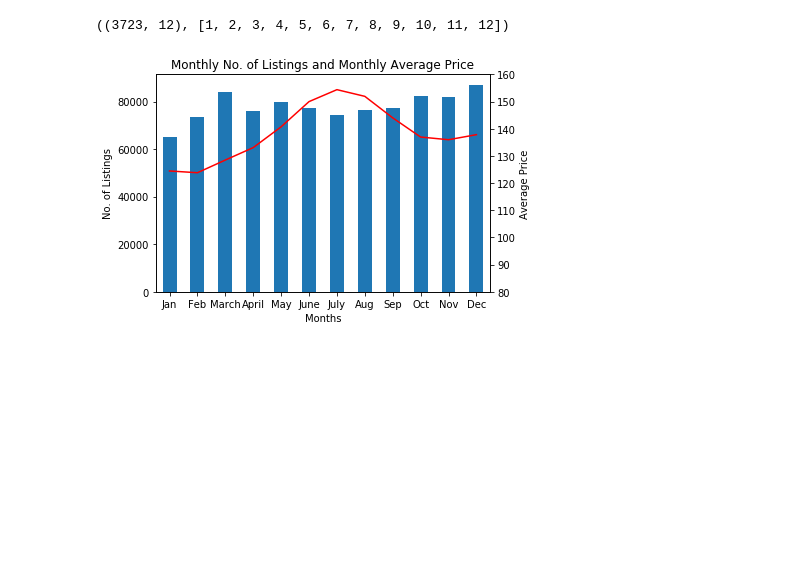
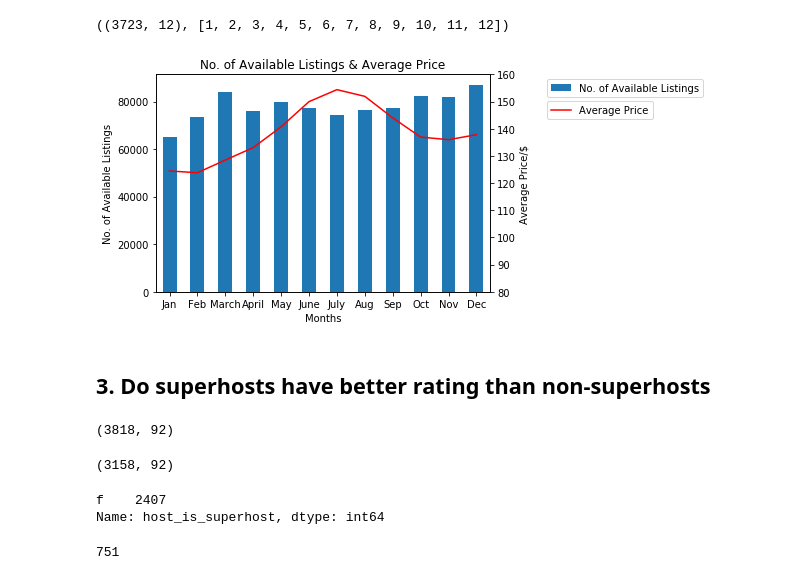
Before and after one commit to ooisiang/airbnb-seattle, a Jupyter notebook: Airbnb-Seattle.ipynb, the cells around one changed output. Cells and saved outputs as stored; diff of their text form; code cells hidden in the pictures; blank space fills up the shorter version.

```diff
--- a/Airbnb-Seattle.ipynb
+++ b/Airbnb-Seattle.ipynb
@@ -184,10 +191,10 @@ df_available_listing
 # %%
 def cal_months_avg_price(df):
     """
-    This function is used to calculate the average price for each listing in each month.
+    This function is used to calculate the average price for all available listings in each month.
 
     Parameters:
-    df - Pandas DataFrame which contains all listings with respective price and month as integer
+    df - Pandas DataFrame which contains all available listings with respective price and month as integer
 
     return:
     df_result - A Pandas Dataframe which contains the listing_id and its average price in all months
@@ -254,12 +262,48 @@ df_month_avg_price.shape, months_list
 # %% [output]
 ((3723, 12), [1, 2, 3, 4, 5, 6, 7, 8, 9, 10, 11, 12])
 # %%
-ax = df_available_listing_counts.plot.bar(y='listing_id', style='b', legend=False)
-df_month_avg_price.mean(axis=0, skipna=True).plot(ax=ax, style='r', legend=False, secondary_y=True)
-ax.set_xlabel('Months');
-ax.set_ylabel('No. of Listings');
-ax.right_ax.set_ylabel('Average Price')
+#Plot the results
+ax = df_available_listing_counts.plot.bar(y='listing_id', style='b', legend=True)
+df_month_avg_price.mean(axis=0, skipna=True).plot(ax=ax, style='r', legend=True, secondary_y=True)
+
+lgd = ax.legend(['No. of Available Listings'], bbox_to_anchor=(1.65, 1))
+ax.right_ax.legend(['Average Price'], bbox_to_anchor=(1.5, 0.9))
+ax.set_xlabel('Months')
+ax.set_ylabel('No. of Available Listings')
+ax.right_ax.set_ylabel('Average Price/$')
 ax.right_ax.set_yticks([80, 90, 100, 110, 120, 130, 140, 150, 160])
-ax.set_title('Monthly No. of Listings and Monthly Average Price');
+
+#Needed so that the legend box will not be cut off during figure export
+handles, labels = ax.get_legend_handles_labels()
+text = ax.text(0,0, "", transform=ax.transAxes)
+ax.set_title('No. of Available Listings & Average Price');
+
+plt.savefig('listing_vs_price.png', bbox_extra_artists=(lgd, text), bbox_inches='tight')
 # %% [output]
-[figure, old version]
+[figure, new version]
+# %% [markdown]
+## 3. Do superhosts have better rating than non-superhosts
+# %%
+df_listings.shape
+# %% [output]
+(3818, 92)
+# %%
+# Drop NaN in the 'host_is_superhost' and review columns
+target_col_list =['host_is_superhost','review_scores_rating','review_scores_accuracy','review_scores_cleanliness',
+                  'review_scores_checkin','review_scores_communication','review_scores_location','review_scores_value']
+
+df_listings.dropna(subset=target_col_list, inplace=True)
+df_listings.shape
+# %% [output]
+(3158, 92)
+# %%
+#Check the number of non-superhost
+df_listings[df_listings['host_is_superhost']=='f']['host_is_superhost'].value_counts()
+# %% [output]
+f    2407
+Name: host_is_superhost, dtype: int64
+# %%
+#Check the number of superhost
+len(df_listings[df_listings['host_is_superhost']=='t'])
+# %% [output]
+751
```
Also changed, not shown: parts of 9 cells of this notebook.
